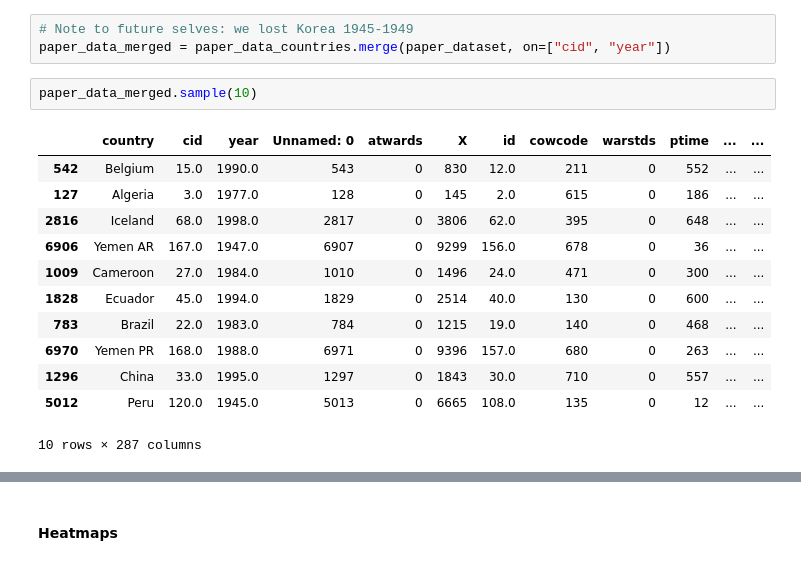
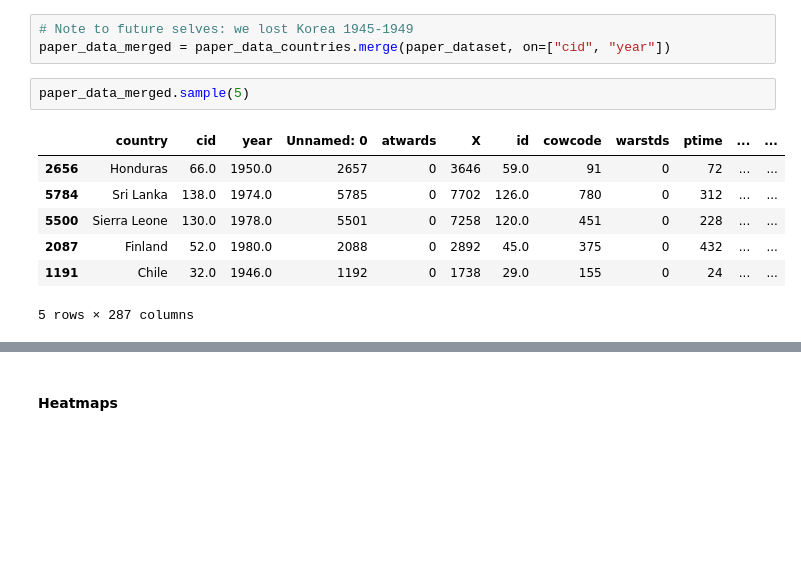
Before and after one commit to epfl-ada/ada-2020-project-milestone-p3-p3_limonada, a Jupyter notebook: creative_extension.ipynb, the cells around one changed output, grey strips where cells are left out. Drawn from its saved outputs; the diff is of its cells as text; blank space fills up the shorter version.

```diff
--- a/creative_extension.ipynb
+++ b/creative_extension.ipynb
@@ -116,18 +111,13 @@ paper_data_countries = pd.read_stata(ORIGINAL_PAPER_COUNTRY, columns=["country",
 # Note to future selves: we lost Korea 1945-1949
 paper_data_merged = paper_data_countries.merge(paper_dataset, on=["cid", "year"])
 # %%
-paper_data_merged.sample(10)
+paper_data_merged.sample(5)
 # %% [output]
 |  | country | cid | year | Unnamed: 0 | atwards | X | id | cowcode | warstds | ptime | ... | ... |
-| 542 | Belgium | 15.0 | 1990.0 | 543 | 0 | 830 | 12.0 | 211 | 0 | 552 | ... | ... |
-| 127 | Algeria | 3.0 | 1977.0 | 128 | 0 | 145 | 2.0 | 615 | 0 | 186 | ... | ... |
-| 2816 | Iceland | 68.0 | 1998.0 | 2817 | 0 | 3806 | 62.0 | 395 | 0 | 648 | ... | ... |
-| 6906 | Yemen AR | 167.0 | 1947.0 | 6907 | 0 | 9299 | 156.0 | 678 | 0 | 36 | ... | ... |
-| 1009 | Cameroon | 27.0 | 1984.0 | 1010 | 0 | 1496 | 24.0 | 471 | 0 | 300 | ... | ... |
-| 1828 | Ecuador | 45.0 | 1994.0 | 1829 | 0 | 2514 | 40.0 | 130 | 0 | 600 | ... | ... |
-| 783 | Brazil | 22.0 | 1983.0 | 784 | 0 | 1215 | 19.0 | 140 | 0 | 468 | ... | ... |
-| 6970 | Yemen PR | 168.0 | 1988.0 | 6971 | 0 | 9396 | 157.0 | 680 | 0 | 263 | ... | ... |
-| 1296 | China | 33.0 | 1995.0 | 1297 | 0 | 1843 | 30.0 | 710 | 0 | 557 | ... | ... |
-| 5012 | Peru | 120.0 | 1945.0 | 5013 | 0 | 6665 | 108.0 | 135 | 0 | 12 | ... | ... |
+| 2656 | Honduras | 66.0 | 1950.0 | 2657 | 0 | 3646 | 59.0 | 91 | 0 | 72 | ... | ... |
+| 5784 | Sri Lanka | 138.0 | 1974.0 | 5785 | 0 | 7702 | 126.0 | 780 | 0 | 312 | ... | ... |
+| 5500 | Sierra Leone | 130.0 | 1978.0 | 5501 | 0 | 7258 | 120.0 | 451 | 0 | 228 | ... | ... |
+| 2087 | Finland | 52.0 | 1980.0 | 2088 | 0 | 2892 | 45.0 | 375 | 0 | 432 | ... | ... |
+| 1191 | Chile | 32.0 | 1946.0 | 1192 | 0 | 1738 | 29.0 | 155 | 0 | 24 | ... | ... |
-10 rows × 287 columns
+5 rows × 287 columns
 # %%
```
Also changed, not shown: parts of 103 cells of this notebook.
